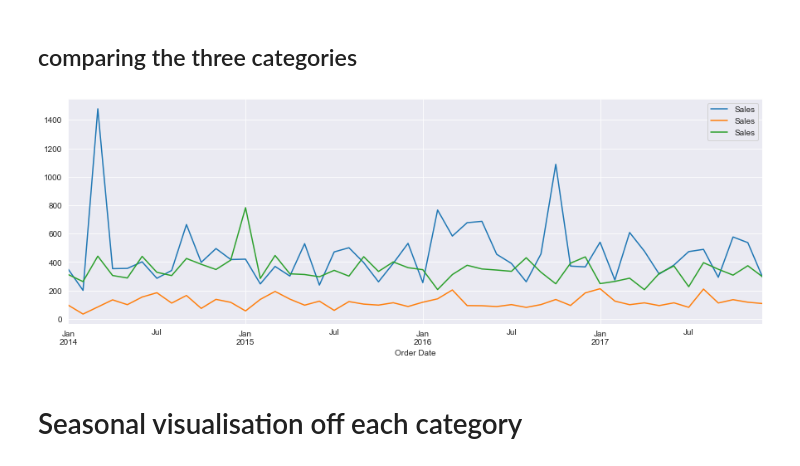
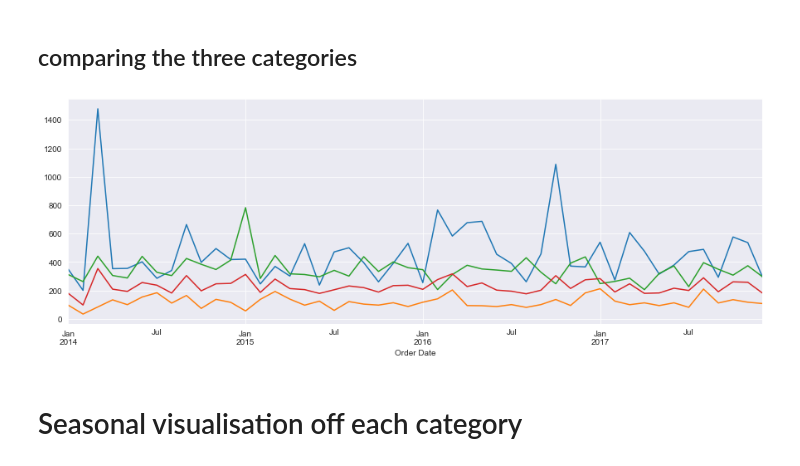
Before and after one commit to MaverickWolf14/Time-series-forecasting-of-superstore-data, a Jupyter notebook: main.ipynb, the cells around one changed output. Drawn from its saved outputs; the diff is of its cells as text; code cells hidden in the pictures.

```diff
--- a/main.ipynb
+++ b/main.ipynb
@@ -260,11 +255,11 @@ plt.show()
 # %%
 y_technology.plot(figsize = (15,5))
 y_office.plot(figsize = (15,5))
 y_furniture.plot(figsize = (15,5))
-plt.legend()
+mean_monthlysales.plot(figsize=(15,5))
 plt.show()
 # %% [output]
-[figure, old version]
+[figure, new version]
 # %% [markdown]
 # Seasonal visualisation off each category
 # %%
```
Also changed, not shown: parts of 29 cells of this notebook.
